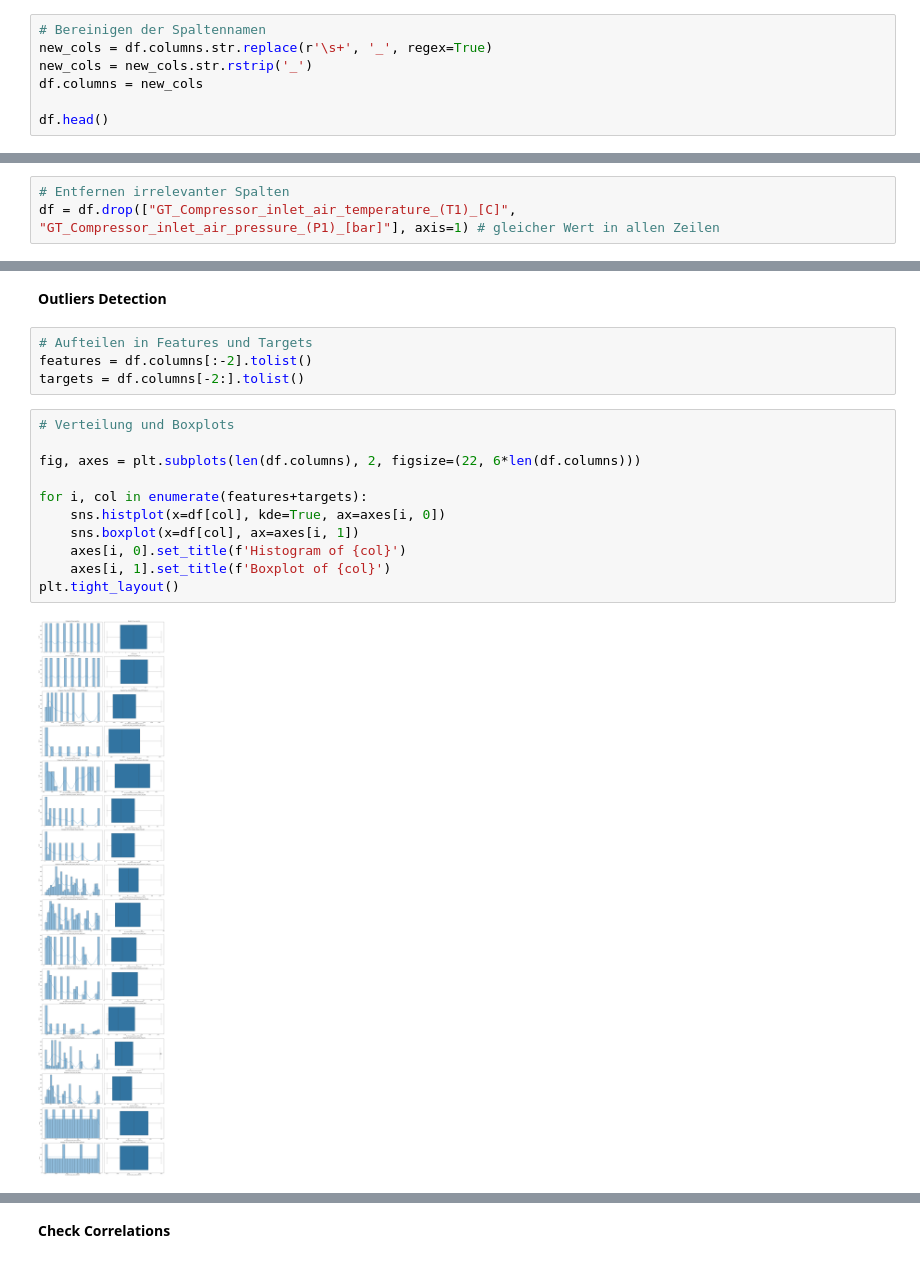
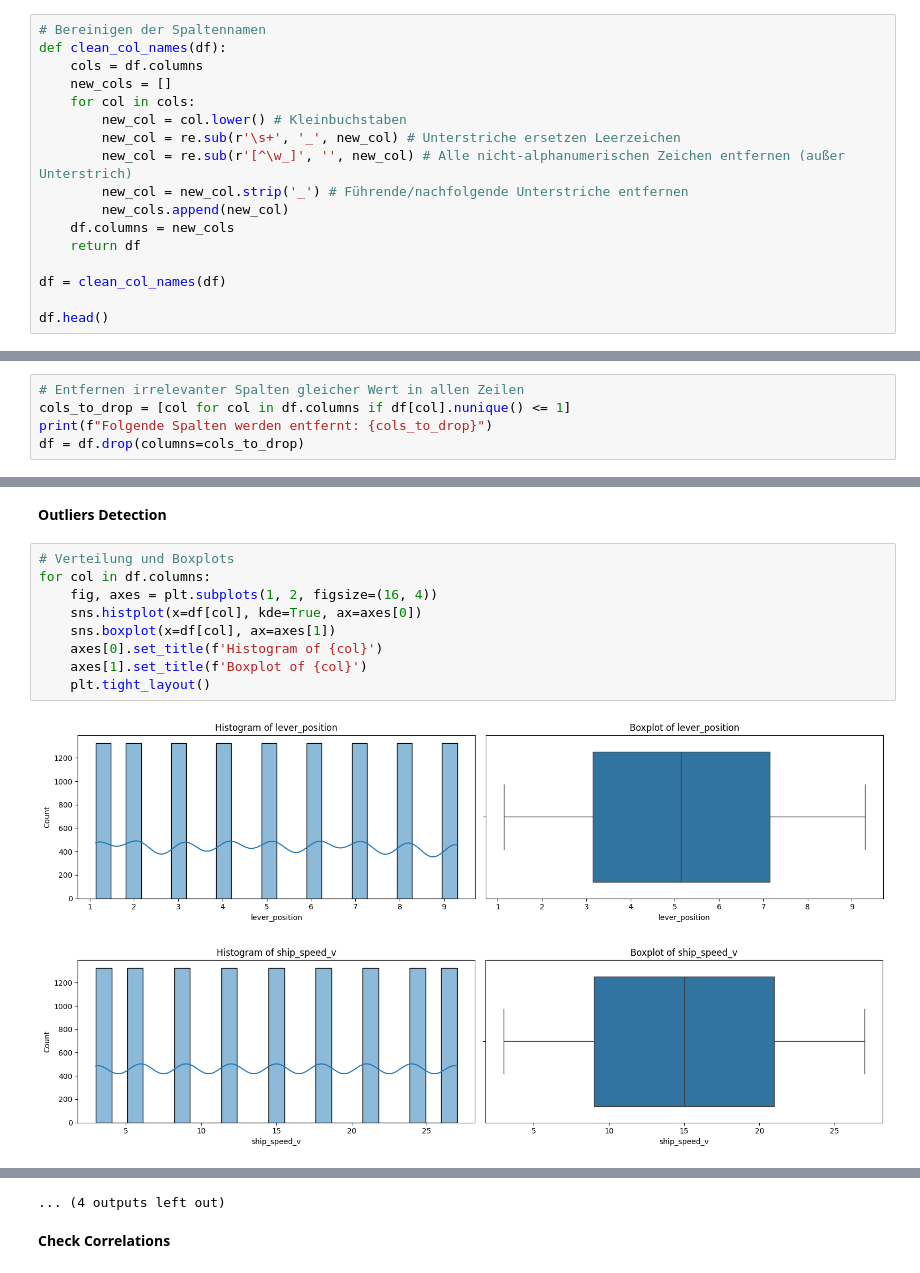
Before and after one commit to IAmBlindNotDeaf/Gas-Turbine-Degradation-Prediction, a Jupyter notebook: notebooks/01_exploration.ipynb, the cells around one changed output, grey strips where cells are left out. Cells and saved outputs as stored; diff of their text form.

Commit message:
add renaming column function

```diff
--- a/notebooks/01_exploration.ipynb
+++ b/notebooks/01_exploration.ipynb
@@ -102,9 +103,19 @@ np.int64(0)
 **Rename Columns**
 # %%
 # Bereinigen der Spaltennamen
-new_cols = df.columns.str.replace(r'\s+', '_', regex=True)
-new_cols = new_cols.str.rstrip('_')
-df.columns = new_cols
+def clean_col_names(df):
+    cols = df.columns
+    new_cols = []
+    for col in cols:
+        new_col = col.lower() # Kleinbuchstaben
+        new_col = re.sub(r'\s+', '_', new_col) # Unterstriche ersetzen Leerzeichen
+        new_col = re.sub(r'[^\w_]', '', new_col) # Alle nicht-alphanumerischen Zeichen entfernen (außer Unterstrich)
+        new_col = new_col.strip('_') # Führende/nachfolgende Unterstriche entfernen
+        new_cols.append(new_col)
+    df.columns = new_cols
+    return df
+
+df = clean_col_names(df)
 
 df.head()
 # %% [output]
@@ -116,5 +127,7 @@ df.head()
 | 3 | 4.161 | 12 | 14724.395 | 1547.465 | 7792.630 | ... |
 | 4 | 5.140 | 15 | 21636.432 | 1924.313 | 8494.777 | ... |
 # %%
-# Entfernen irrelevanter Spalten
-df = df.drop(["GT_Compressor_inlet_air_temperature_(T1)_[C]", "GT_Compressor_inlet_air_pressure_(P1)_[bar]"], axis=1) # gleicher Wert in allen Zeilen
+# Entfernen irrelevanter Spalten gleicher Wert in allen Zeilen
+cols_to_drop = [col for col in df.columns if df[col].nunique() <= 1]
+print(f"Folgende Spalten werden entfernt: {cols_to_drop}")
+df = df.drop(columns=cols_to_drop)
@@ -121,19 +136,14 @@ df = df.drop(["GT_Compressor_inlet_air_temperature_(T1)_[C]", "GT_Compressor_inl
 # %% [markdown]
 **Outliers Detection**
-# %%
-# Aufteilen in Features und Targets
-features = df.columns[:-2].tolist()
-targets = df.columns[-2:].tolist()
 # %%
 # Verteilung und Boxplots
-
-fig, axes = plt.subplots(len(df.columns), 2, figsize=(22, 6*len(df.columns)))
-
-for i, col in enumerate(features+targets):
-    sns.histplot(x=df[col], kde=True, ax=axes[i, 0])
-    sns.boxplot(x=df[col], ax=axes[i, 1])
-    axes[i, 0].set_title(f'Histogram of {col}')
-    axes[i, 1].set_title(f'Boxplot of {col}')
-plt.tight_layout()
+for col in df.columns:
+    fig, axes = plt.subplots(1, 2, figsize=(16, 4))
+    sns.histplot(x=df[col], kde=True, ax=axes[0])
+    sns.boxplot(x=df[col], ax=axes[1])
+    axes[0].set_title(f'Histogram of {col}')
+    axes[1].set_title(f'Boxplot of {col}')
+    plt.tight_layout()
 # %% [output]
-[figure, old version]
+[figure, new version]
+[figure, added]
@@ -140,3 +160,4 @@ plt.tight_layout()
+... (4 outputs left out)
 # %% [markdown]
 **Check Correlations**
 # %%
```
Also changed, not shown: parts of 7 cells of this notebook.
